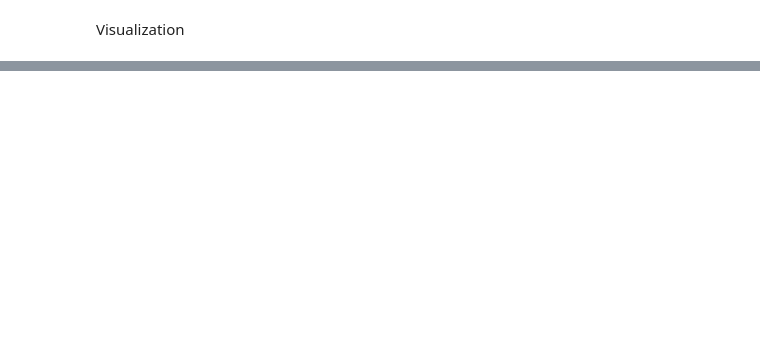
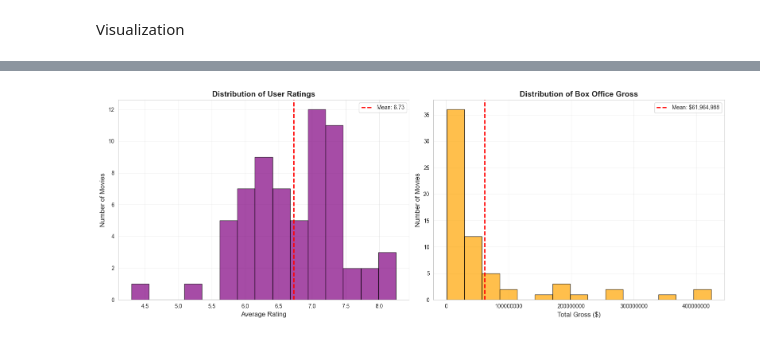
Before and after one commit to diasjakupov/data-gathering-sis1, a Jupyter notebook: SIS_cleaners_movie_finance.ipynb, the cells around one changed output, grey strips where cells are left out. Drawn from its saved outputs; the diff is of its cells as text; code cells hidden in the pictures; blank space fills up the shorter version.

```diff
--- a/SIS_cleaners_movie_finance.ipynb
+++ b/SIS_cleaners_movie_finance.ipynb
@@ -107,0 +364,26 @@ Passing `palette` without assigning `hue` is deprecated and will be removed in v
+# %%
+fig, axes = plt.subplots(1, 2, figsize=(16, 6))
+
+axes[0].hist(merged_df['vote_average'], bins=15, color='purple', alpha=0.7, edgecolor='black')
+axes[0].set_title('Distribution of User Ratings', fontsize=14, fontweight='bold')
+axes[0].set_xlabel('Average Rating', fontsize=12)
+axes[0].set_ylabel('Number of Movies', fontsize=12)
+axes[0].axvline(merged_df['vote_average'].mean(), color='red', linestyle='--',
+                linewidth=2, label=f'Mean: {merged_df["vote_average"].mean():.2f}')
+axes[0].legend()
+axes[0].grid(True, alpha=0.3)
+
+axes[1].hist(merged_df['total_gross'], bins=15, color='orange', alpha=0.7, edgecolor='black')
+axes[1].set_title('Distribution of Box Office Gross', fontsize=14, fontweight='bold')
+axes[1].set_xlabel('Total Gross ($)', fontsize=12)
+axes[1].set_ylabel('Number of Movies', fontsize=12)
+axes[1].ticklabel_format(style='plain', axis='x')
+axes[1].axvline(merged_df['total_gross'].mean(), color='red', linestyle='--',
+                linewidth=2, label=f'Mean: ${merged_df["total_gross"].mean():,.0f}')
+axes[1].legend()
+axes[1].grid(True, alpha=0.3)
+
+plt.tight_layout()
+plt.show()
+# %% [output]
+[figure, added]
```
Also changed, not shown: parts of 13 cells of this notebook.
